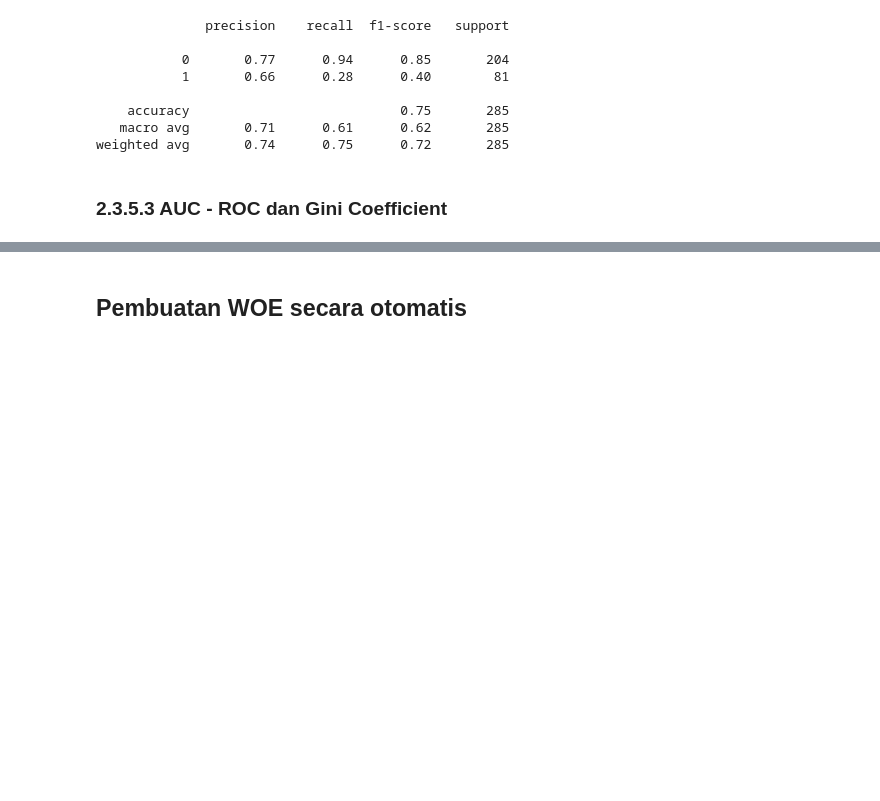
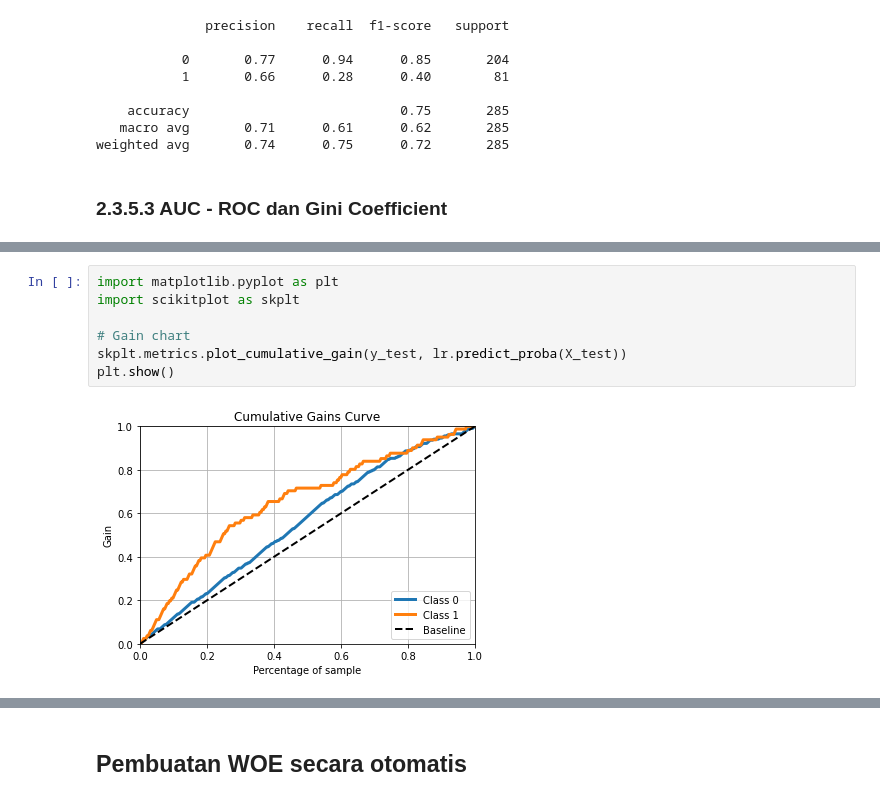
Before and after one commit to IndraLukasTjahaja/Digital_Credit_Risk, a Jupyter notebook: Bab_2_Model_Score_Kredit_dengan_Python.ipynb, the cells around one changed output, grey strips where cells are left out. Saved outputs shown, nothing was run; the diff lists cells and outputs as text; blank space fills up the shorter version.

```diff
--- a/Bab_2_Model_Score_Kredit_dengan_Python.ipynb
+++ b/Bab_2_Model_Score_Kredit_dengan_Python.ipynb
@@ -1966,0 +1991,9 @@ files.download('test_pred.csv')
+# %%
+import matplotlib.pyplot as plt
+import scikitplot as skplt
+
+# Gain chart
+skplt.metrics.plot_cumulative_gain(y_test, lr.predict_proba(X_test))
+plt.show()
+# %% [output]
+[figure, added]
```
Also changed, not shown: parts of 18 cells of this notebook.
